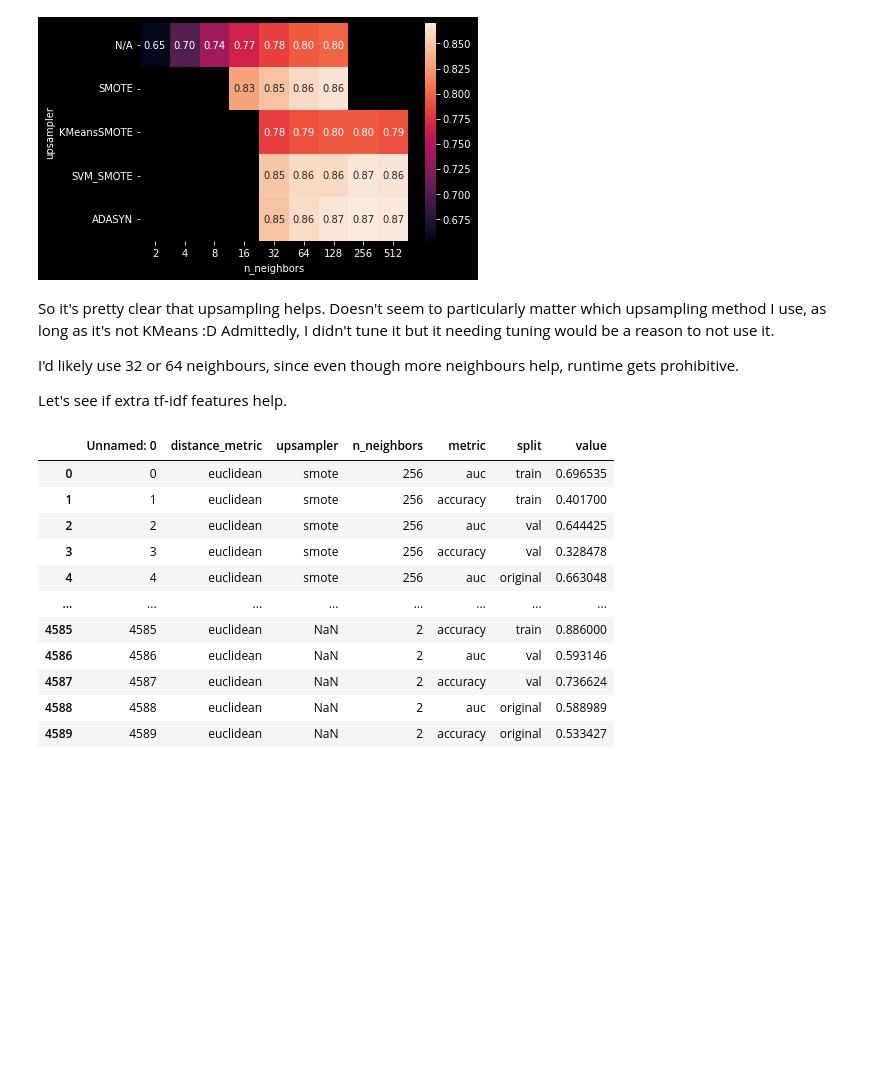
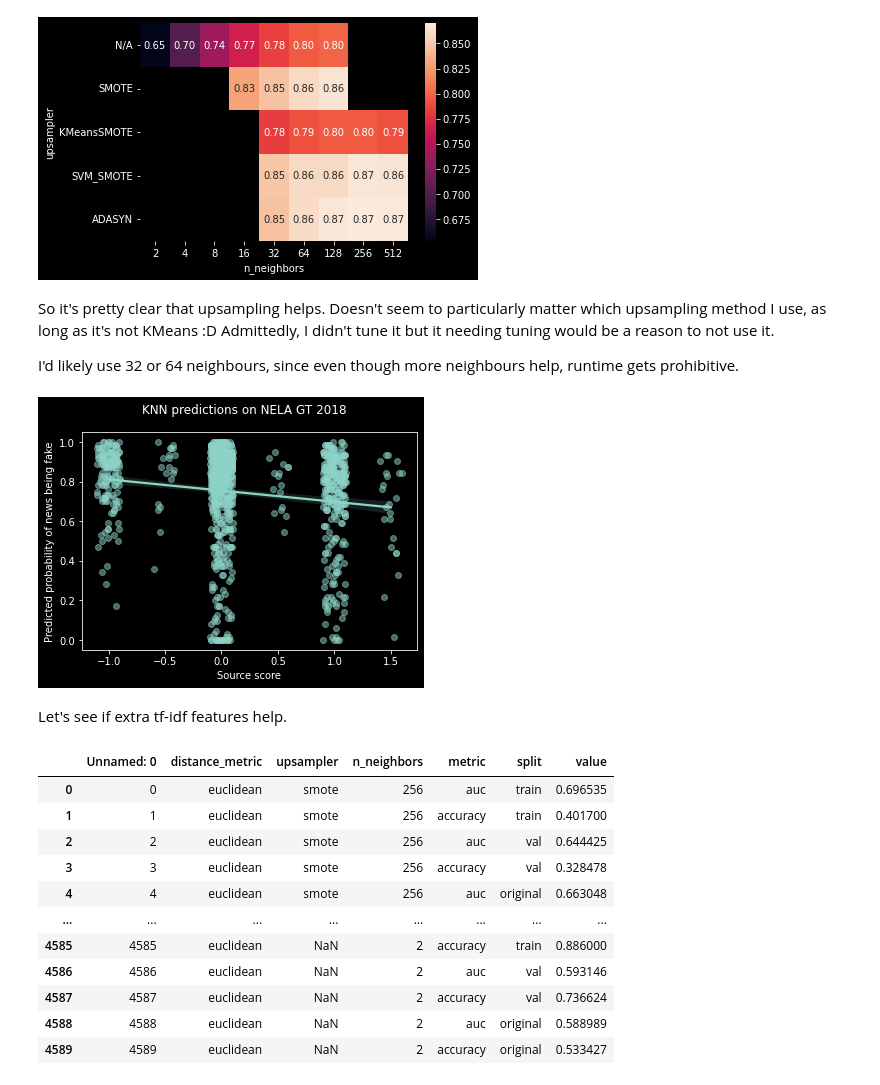
Before and after one commit to mutusfa/Fake-News-Analysis, a Jupyter notebook: notebooks/modelling.ipynb, the cells around one changed output. Drawn from its saved outputs; the diff is of its cells as text; code cells hidden in the pictures; blank space fills up the shorter version.

```diff
--- a/notebooks/modelling.ipynb
+++ b/notebooks/modelling.ipynb
@@ -934,8 +758,33 @@ So it's pretty clear that upsampling helps. Doesn't seem to particularly matter
 Admittedly, I didn't tune it but it needing tuning would be a reason to not use it.
 
 I'd likely use 32 or 64 neighbours, since even though more neighbours help, runtime gets prohibitive.
-
-Let's see if extra tf-idf features help.
+# %%
+sampled_features, sampled_labels = resample(
+    train_encodings,
+    train_articles_df.is_fake.values,
+    over_sampling.ADASYN(random_state=42),
+)
+# %%
+knn = KNeighborsClassifier(n_neighbors=64).fit(sampled_features, sampled_labels)
+del sampled_features, sampled_labels
+# %%
+sample = nela_gt_2018_articles_df[nela_gt_2018_articles_df.split == "pred"].sample(
+    2**10
+)
+
+preds = batched_predictions(sample, pretrained_fasttext, knn)
+# %%
+preds = np.concatenate(list(preds))[:, 1]
+# %%
+plt.suptitle("KNN predictions on NELA GT 2018")
+sns.regplot(x=sample.source_score, y=preds, x_jitter=0.1, scatter_kws={"alpha": 0.5})
+plt.ylabel("Predicted probability of news being fake")
+plt.xlabel("Source score")
+plt.savefig(BASE_DATA_DIR / "processed/knn_predictions_gt_2018.png")
+# %% [output]
+[figure, added]
+# %% [markdown]
+Let's see if extra tf-idf features help.
 # %%
 upsamplers = {
     # "smote": over_sampling.SMOTE(random_state=42),
```
Also changed, not shown: parts of 22 cells of this notebook, 1 other file.
